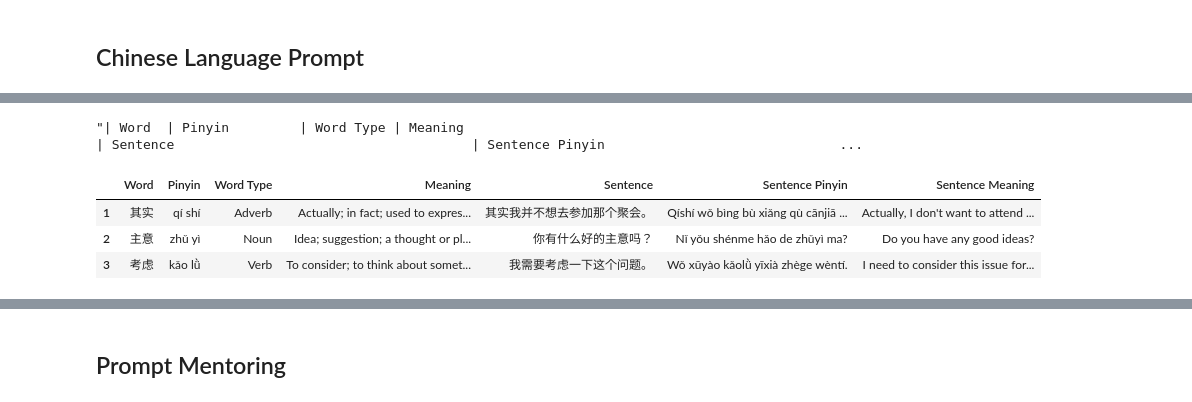
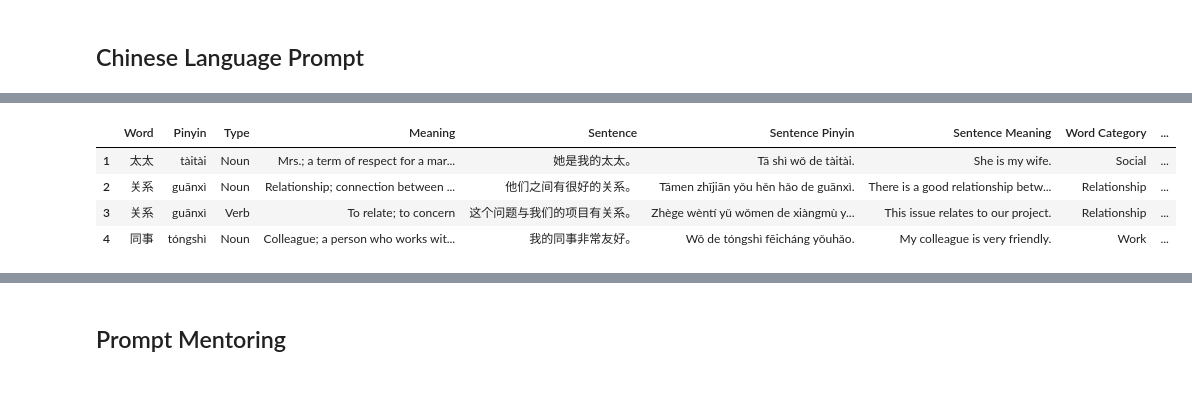
Before and after one commit to tuawong/GPT4LanguageLearning, a Jupyter notebook: GPT_ChineseWords.ipynb, the cells around one changed output, grey strips where cells are left out. Drawn from its saved outputs; the diff is of its cells as text; code cells hidden in the pictures.

```diff
--- a/GPT_ChineseWords.ipynb
+++ b/GPT_ChineseWords.ipynb
@@ -69,0 +113,7 @@ chinese_dict = pd.read_csv("ChineseWords/ChineseWordList.csv")
+# %%
+temp = 0.7
+overwrite_mode = False
+
+dict_path = "ChineseWords/ChineseWordList.csv"
+dict_sheet_name = "AutoWordList"
+gsheet_name = "New Chinese Words"
@@ -114,2 +298,4 @@ sample_response_translation = get_completion(prompt=get_prompt_for_chinese_trans
+# %%
+sample_response_translation = get_completion(prompt=get_prompt_for_chinese_translation("沟通, 正在, 与, 原因, 面临, 竞争, 对手"), temperature=temp)
 # %%
 content = sample_response_translation.choices[0].message.content
@@ -116,13 +309,10 @@ content = sample_response_translation.choices[0].message.content
-# %%
-content
-# %% [output]
-"| Word  | Pinyin         | Word Type | Meaning                                                           | Sentence                                      | Sentence Pinyin                              ...
-# %%
-parse_table_response(content)
-# %% [output]
-|  | Word | Pinyin | Word Type | Meaning | Sentence | Sentence Pinyin | Sentence Meaning |
-| 1 | 其实 | qí shí | Adverb | Actually; in fact; used to expres... | 其实我并不想去参加那个聚会。 | Qíshí wǒ bìng bù xiǎng qù cānjiā ... | Actually, I don't want to attend ... |
-| 2 | 主意 | zhǔ yì | Noun | Idea; suggestion; a thought or pl... | 你有什么好的主意吗？ | Nǐ yǒu shénme hǎo de zhǔyì ma? | Do you have any good ideas? |
-| 3 | 考虑 | kǎo lǜ | Verb | To consider; to think about somet... | 我需要考虑一下这个问题。 | Wǒ xūyào kǎolǜ yīxià zhège wèntí. | I need to consider this issue for... |
 # %%
-chinese_dict['Word'].drop_duplicates().values
+newwords_df = parse_table_response(content)
+new_words = newwords_df['Word'].drop_duplicates().values
+newwords_df
+# %% [output]
+|  | Word | Pinyin | Type | Meaning | Sentence | Sentence Pinyin | Sentence Meaning | Word Category | ... |
+| 1 | 太太 | tàitài | Noun | Mrs.; a term of respect for a mar... | 她是我的太太。 | Tā shì wǒ de tàitài. | She is my wife. | Social | ... |
+| 2 | 关系 | guānxì | Noun | Relationship; connection between ... | 他们之间有很好的关系。 | Tāmen zhījiān yǒu hěn hǎo de guānxì. | There is a good relationship betw... | Relationship | ... |
+| 3 | 关系 | guānxì | Verb | To relate; to concern | 这个问题与我们的项目有关系。 | Zhège wèntí yǔ wǒmen de xiàngmù y... | This issue relates to our project. | Relationship | ... |
+| 4 | 同事 | tóngshì | Noun | Colleague; a person who works wit... | 我的同事非常友好。 | Wǒ de tóngshì fēicháng yǒuhǎo. | My colleague is very friendly. | Work | ... |
```
Also changed, not shown: parts of 19 cells of this notebook, 3 other files.
